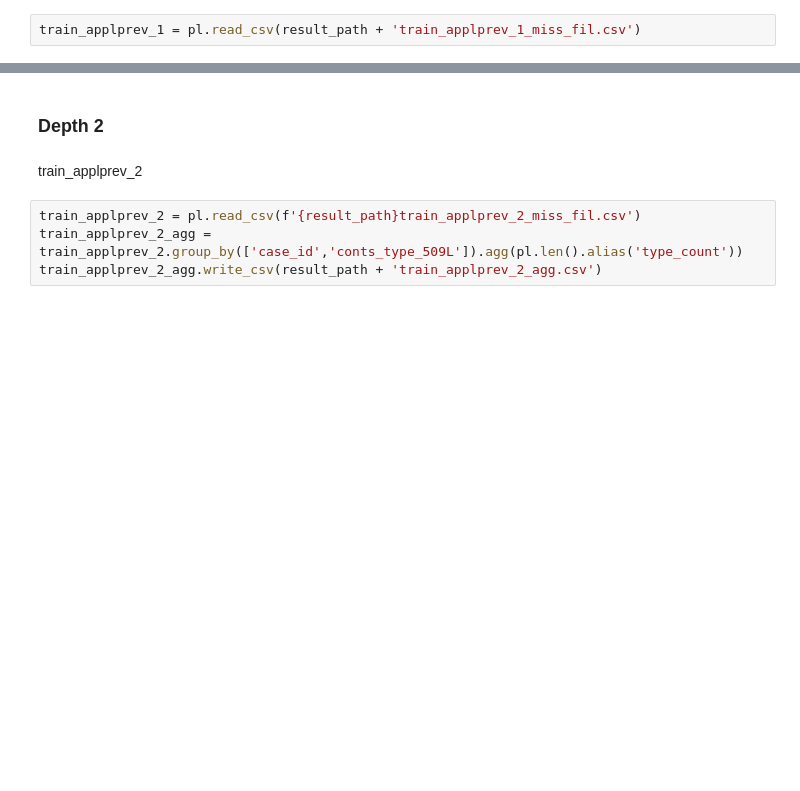
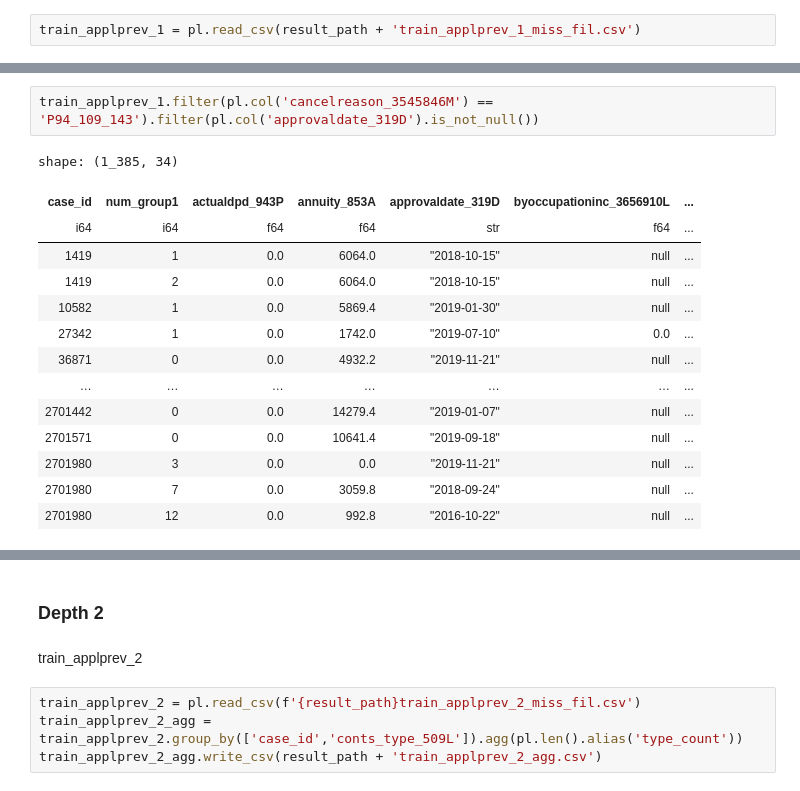
Before and after one commit to chiseanchang0727/kaggle, a Jupyter notebook: Home Credit - Credit Risk Model Stability/trail_1.ipynb, the cells around one changed output, grey strips where cells are left out. Drawn from its saved outputs; the diff is of its cells as text; blank space fills up the shorter version.

```diff
--- a/Home Credit - Credit Risk Model Stability/trail_1.ipynb
+++ b/Home Credit - Credit Risk Model Stability/trail_1.ipynb
@@ -176,0 +182,17 @@ shape: (9, 38)
+# %%
+train_applprev_1.filter(pl.col('cancelreason_3545846M') == 'P94_109_143').filter(pl.col('approvaldate_319D').is_not_null())
+# %% [output]
+shape: (1_385, 34)
+| case_id | num_group1 | actualdpd_943P | annuity_853A | approvaldate_319D | byoccupationinc_3656910L | ... |
+| i64 | i64 | f64 | f64 | str | f64 | ... |
+| 1419 | 1 | 0.0 | 6064.0 | "2018-10-15" | null | ... |
+| 1419 | 2 | 0.0 | 6064.0 | "2018-10-15" | null | ... |
+| 10582 | 1 | 0.0 | 5869.4 | "2019-01-30" | null | ... |
+| 27342 | 1 | 0.0 | 1742.0 | "2019-07-10" | 0.0 | ... |
+| 36871 | 0 | 0.0 | 4932.2 | "2019-11-21" | null | ... |
+| … | … | … | … | … | … | ... |
+| 2701442 | 0 | 0.0 | 14279.4 | "2019-01-07" | null | ... |
+| 2701571 | 0 | 0.0 | 10641.4 | "2019-09-18" | null | ... |
+| 2701980 | 3 | 0.0 | 0.0 | "2019-11-21" | null | ... |
+| 2701980 | 7 | 0.0 | 3059.8 | "2018-09-24" | null | ... |
+| 2701980 | 12 | 0.0 | 992.8 | "2016-10-22" | null | ... |
```
Also changed, not shown: parts of 8 cells of this notebook.
